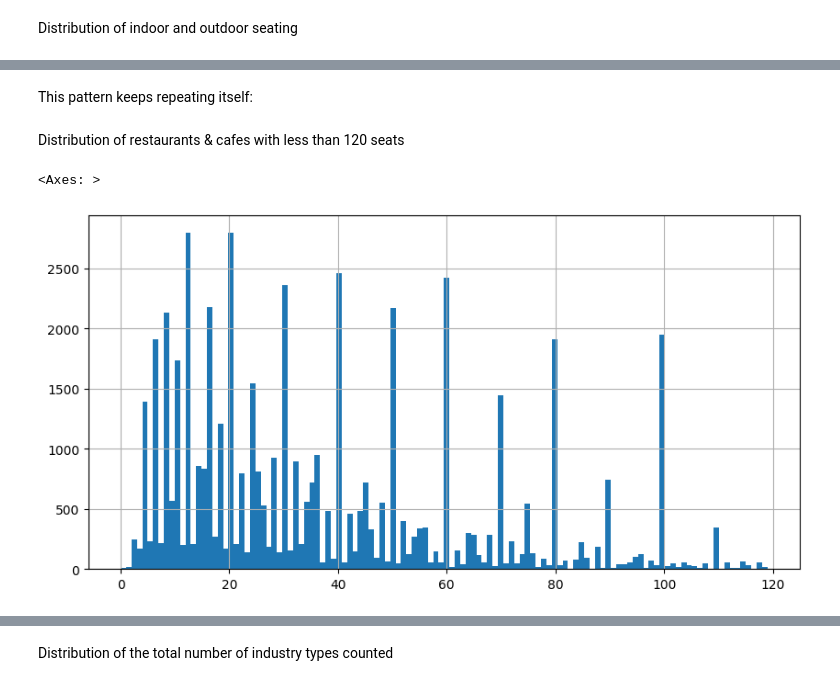
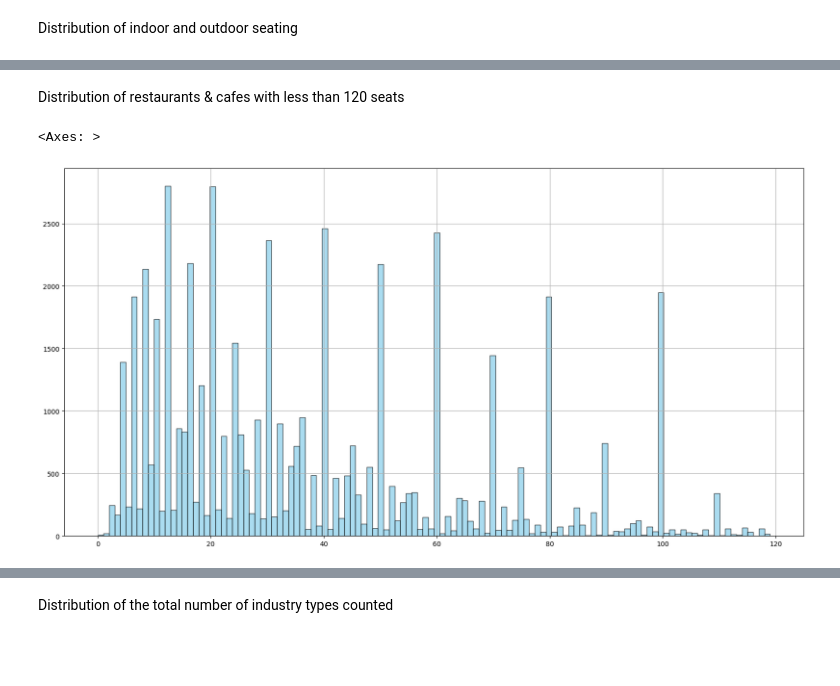
Before and after one commit to FelixL777/1, a Jupyter notebook: basic_pandas.ipynb, the cells around one changed output, grey strips where cells are left out. Drawn from its saved outputs; the diff is of its cells as text; code cells hidden in the pictures; blank space fills up the shorter version.

```diff
--- a/basic_pandas.ipynb
+++ b/basic_pandas.ipynb
@@ -331,13 +247,13 @@ seating_type_counts.plot(kind="barh");
-# %% [markdown]
-This pattern keeps repeating itself:
 # %% [markdown]
 Distribution of restaurants & cafes with less than 120 seats
 # %%
 sd = seat_data["Number of seats"]
-sd[sd<120].hist(bins=120)
+sd[sd<120].hist(bins=120, color='skyblue',
+    edgecolor='black',
+    alpha=0.7)
 # %% [output]
 <Axes: >
-[figure, old version]
+[figure, new version]
 # %%
 CLUE_small_area_counts = seat_data['CLUE small area'].value_counts()
 CLUE_small_area_counts.plot(kind="barh");
```
Also changed, not shown: parts of 37 cells of this notebook.
